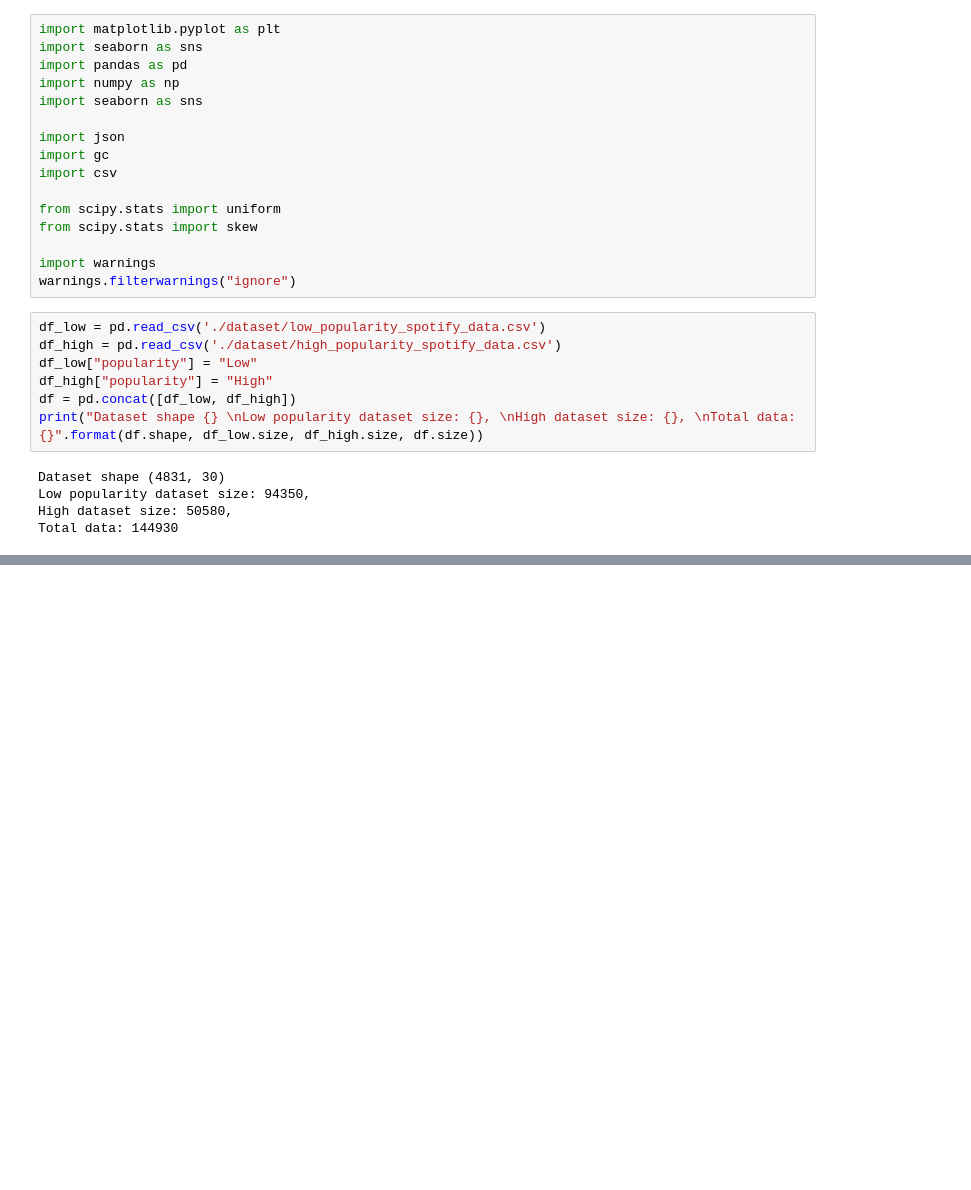
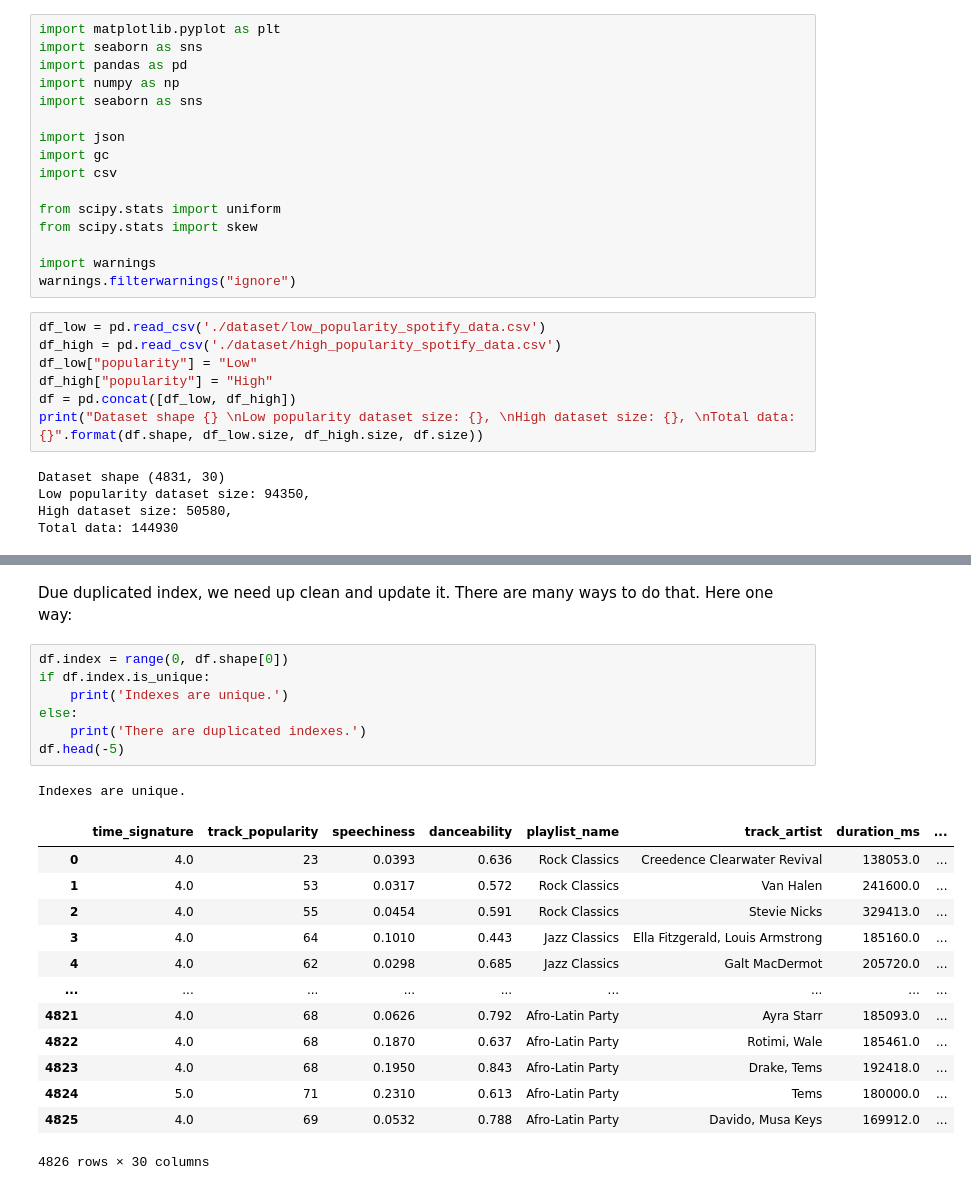
Before and after one commit to yonkeenn/EDA, a Jupyter notebook: EDA.ipynb, the cells around one changed output, grey strips where cells are left out. Saved outputs shown, nothing was run; the diff lists cells and outputs as text; blank space fills up the shorter version.

```diff
--- a/EDA.ipynb
+++ b/EDA.ipynb
@@ -28,0 +201,24 @@ Total data: 144930
+# %% [markdown]
+Due duplicated index, we need up clean and update it. There are many ways to do that. Here one way:
+# %%
+df.index = range(0, df.shape[0])
+if df.index.is_unique:
+    print('Indexes are unique.')
+else:
+    print('There are duplicated indexes.')
+df.head(-5)
+# %% [output]
+Indexes are unique.
+|  | time_signature | track_popularity | speechiness | danceability | playlist_name | track_artist | duration_ms | ... |
+| 0 | 4.0 | 23 | 0.0393 | 0.636 | Rock Classics | Creedence Clearwater Revival | 138053.0 | ... |
+| 1 | 4.0 | 53 | 0.0317 | 0.572 | Rock Classics | Van Halen | 241600.0 | ... |
+| 2 | 4.0 | 55 | 0.0454 | 0.591 | Rock Classics | Stevie Nicks | 329413.0 | ... |
+| 3 | 4.0 | 64 | 0.1010 | 0.443 | Jazz Classics | Ella Fitzgerald, Louis Armstrong | 185160.0 | ... |
+| 4 | 4.0 | 62 | 0.0298 | 0.685 | Jazz Classics | Galt MacDermot | 205720.0 | ... |
+| ... | ... | ... | ... | ... | ... | ... | ... | ... |
+| 4821 | 4.0 | 68 | 0.0626 | 0.792 | Afro-Latin Party | Ayra Starr | 185093.0 | ... |
+| 4822 | 4.0 | 68 | 0.1870 | 0.637 | Afro-Latin Party | Rotimi, Wale | 185461.0 | ... |
+| 4823 | 4.0 | 68 | 0.1950 | 0.843 | Afro-Latin Party | Drake, Tems | 192418.0 | ... |
+| 4824 | 5.0 | 71 | 0.2310 | 0.613 | Afro-Latin Party | Tems | 180000.0 | ... |
+| 4825 | 4.0 | 69 | 0.0532 | 0.788 | Afro-Latin Party | Davido, Musa Keys | 169912.0 | ... |
+4826 rows × 30 columns
```
Also changed, not shown: parts of 33 cells of this notebook.
